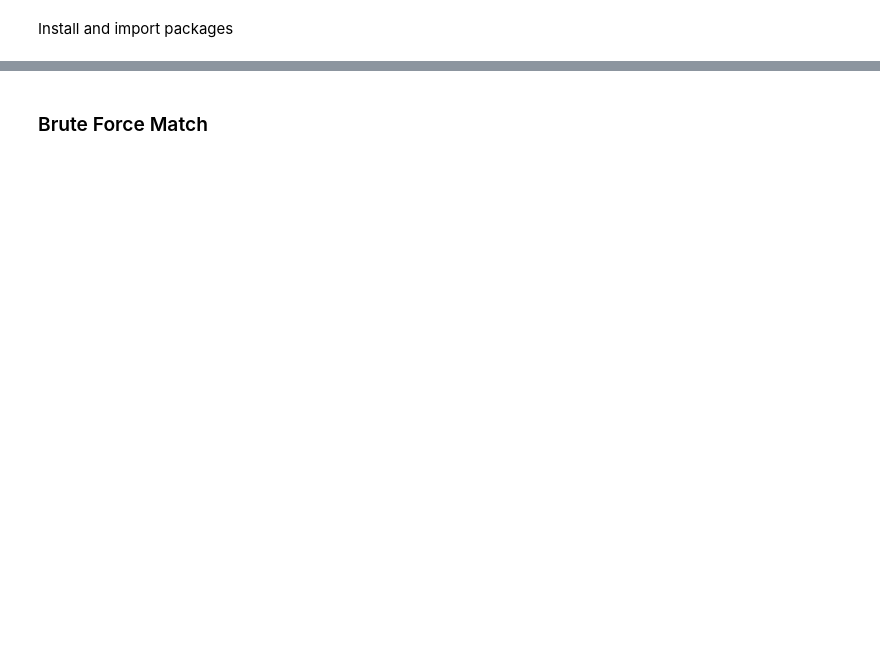
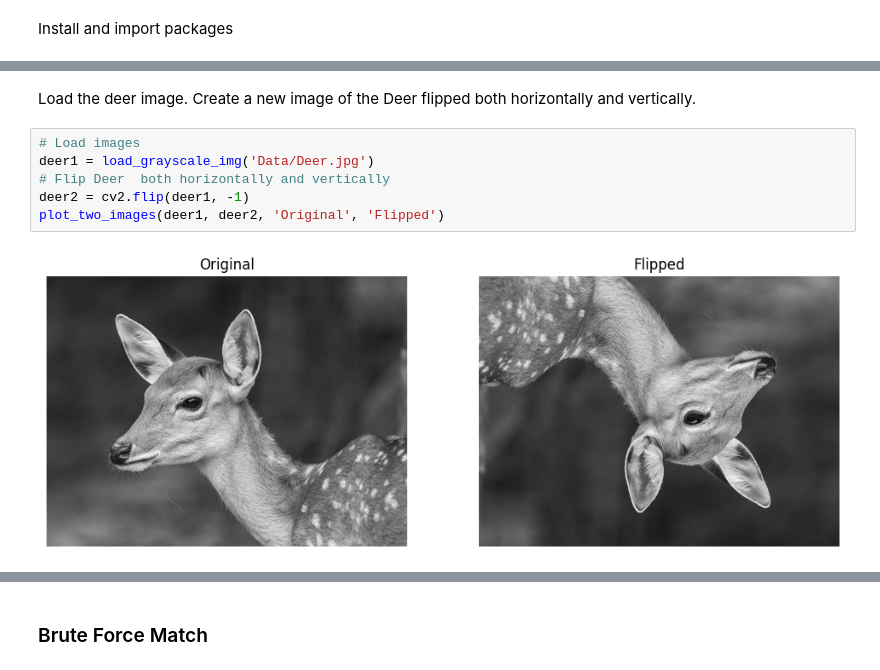
Before and after one commit to rstrauss127/Computer_Vision_Notebooks, a Jupyter notebook: code.ipynb, the cells around one changed output, grey strips where cells are left out. Drawn from its saved outputs; the diff is of its cells as text; blank space fills up the shorter version.

```diff
--- a/code.ipynb
+++ b/code.ipynb
@@ -98,0 +93,10 @@ orb2, sift2 = detect_and_draw_keypoints(board_game2)
+# %% [markdown]
+Load the deer image. Create a new image of the Deer flipped both horizontally and vertically.
+# %%
+# Load images
+deer1 = load_grayscale_img('Data/Deer.jpg')
+# Flip Deer  both horizontally and vertically
+deer2 = cv2.flip(deer1, -1)
+plot_two_images(deer1, deer2, 'Original', 'Flipped')
+# %% [output]
+[figure, added]
```
Also changed, not shown: parts of 23 cells of this notebook, 1 other file.
